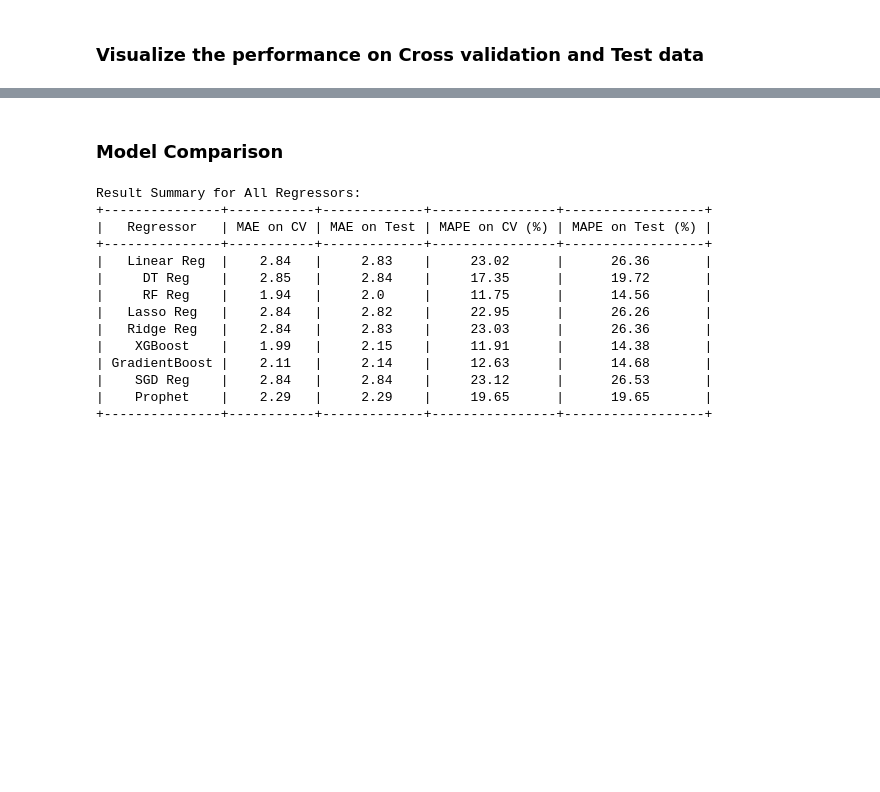
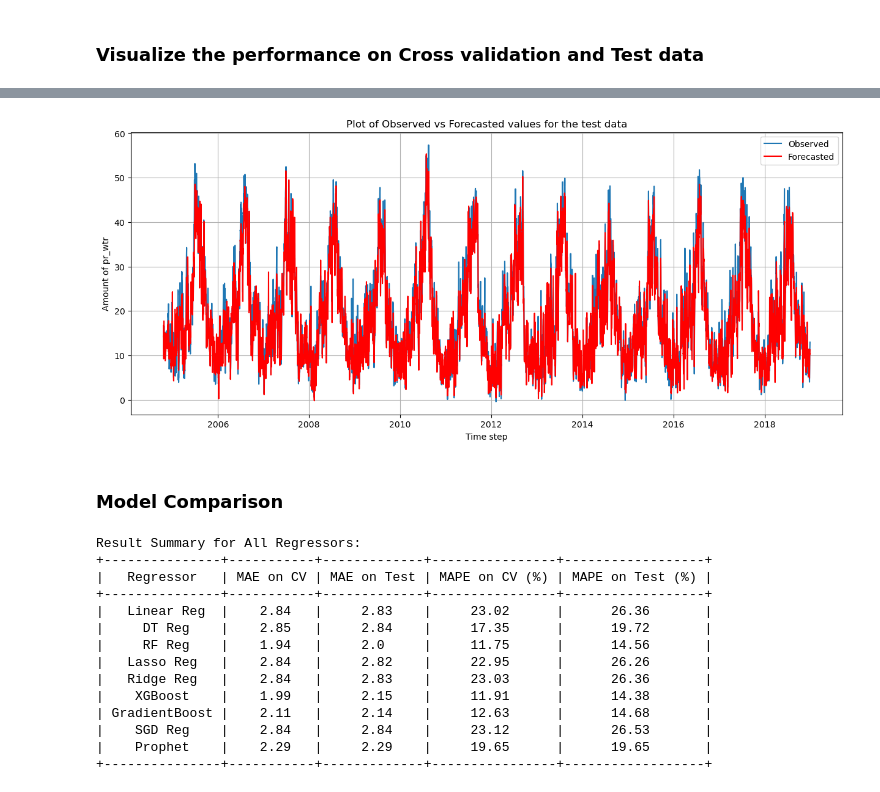
Before and after one commit to abdulmalikadeyemo/Rainfall_Prediction, a Jupyter notebook: Other-models.ipynb, the cells around one changed output, grey strips where cells are left out. Drawn from its saved outputs; the diff is of its cells as text; code cells hidden in the pictures; blank space fills up the shorter version.

```diff
--- a/Other-models.ipynb
+++ b/Other-models.ipynb
@@ -240,3 +247,16 @@ plt.show()
+# %%
+# Plot the test predictions and true values
+plt.figure(figsize=(15,6))
+plt.plot(y_test, label='Observed')
+plt.plot(yhat_test, color='r', label='Forecasted')
+plt.title('Plot of Observed vs Forecasted values for the test data')
+plt.ylabel('Amount of pr_wtr')
+plt.xlabel('Time step')
+plt.legend()
+plt.grid()
+plt.show()
+# %% [output]
+[figure, added]
 # %% [markdown]
 ### Model Comparison
 # %%
```
Also changed, not shown: parts of 3 cells of this notebook.
